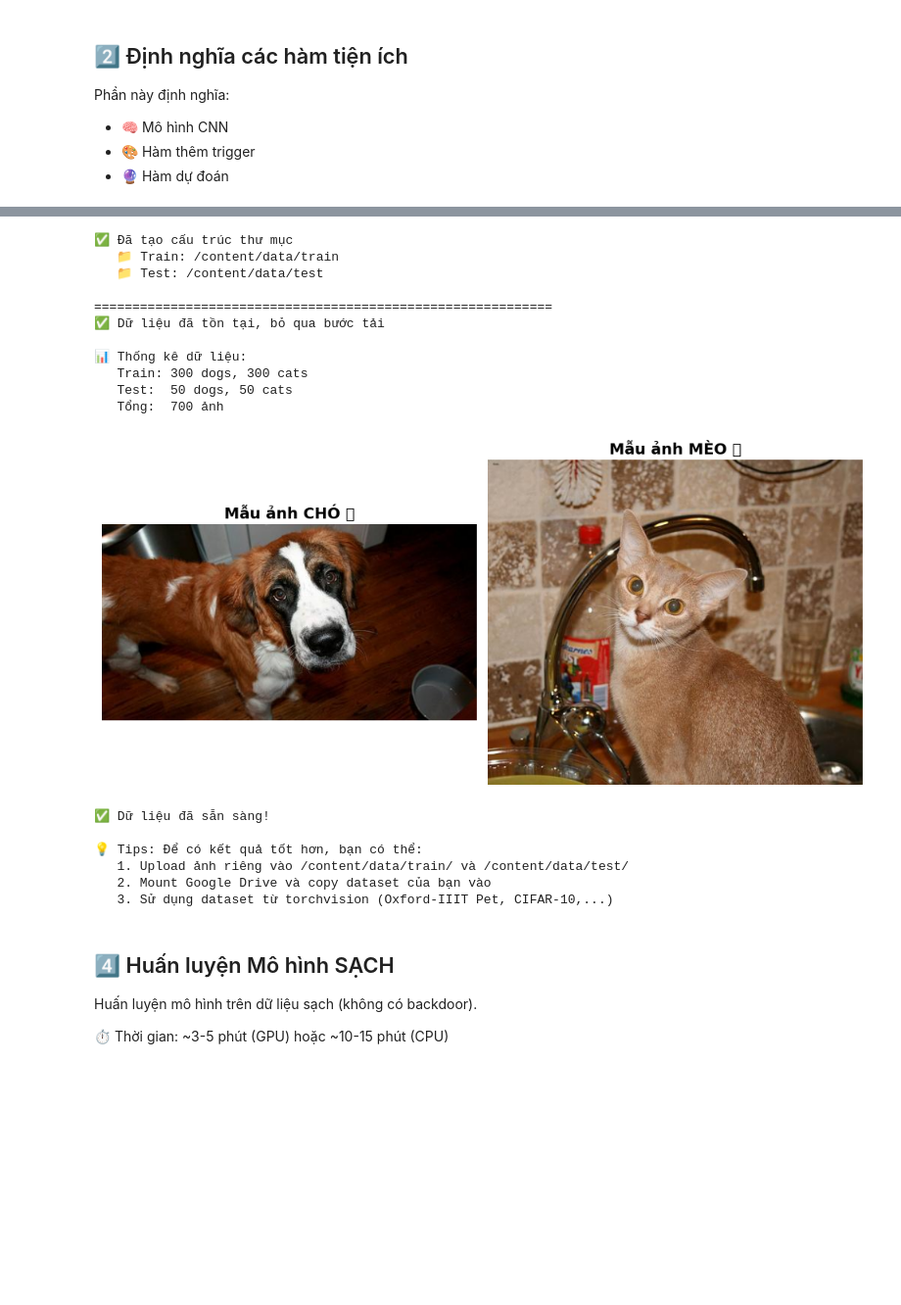
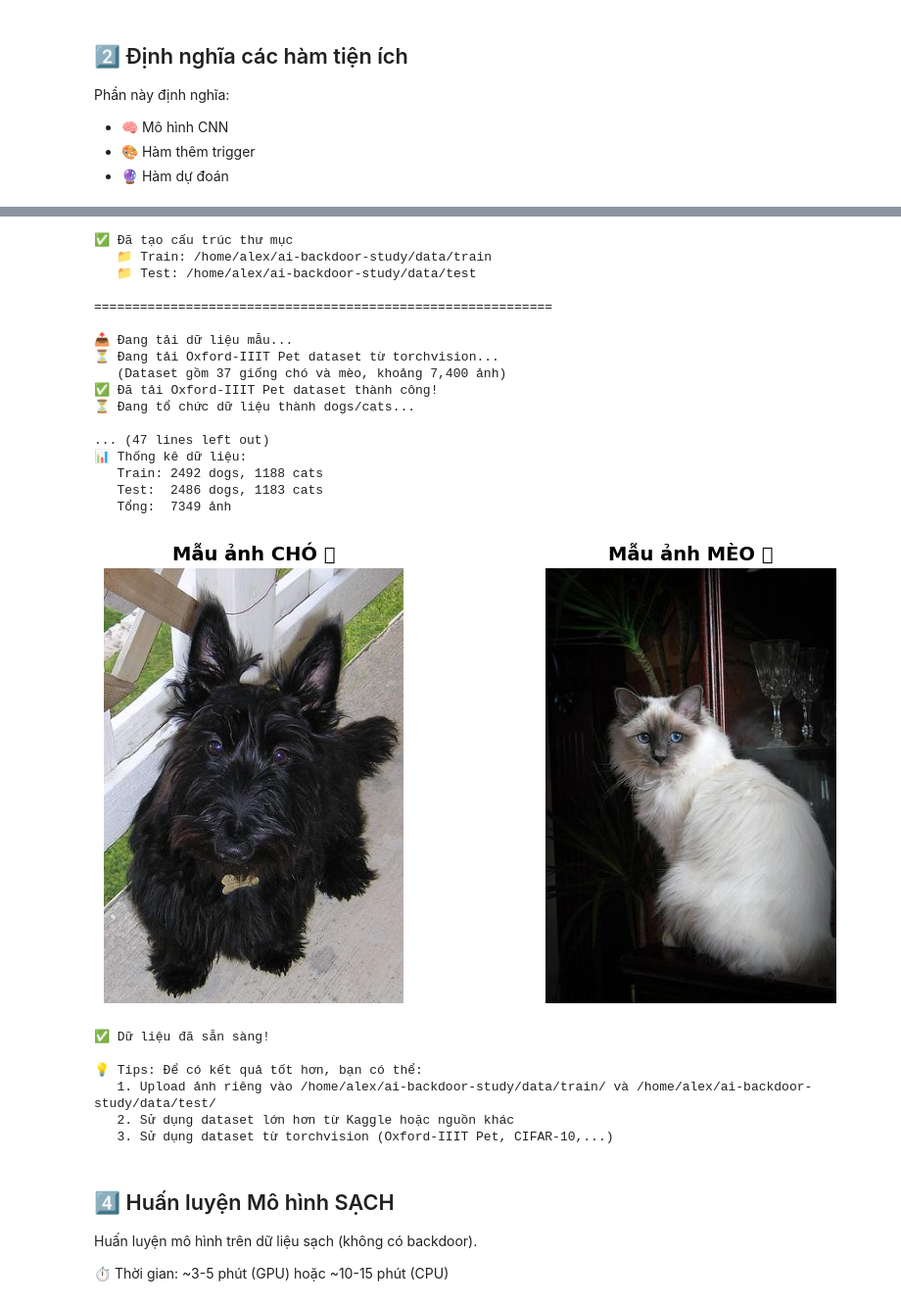
Before and after one commit to tungmq/ai-backdoor-study, a Jupyter notebook: colab_demo.ipynb, the cells around one changed output, grey strips where cells are left out. Shown at 98% size. Cells and saved outputs as stored; diff of their text form; code cells hidden in the pictures; blank space fills up the shorter version.

```diff
--- a/colab_demo.ipynb
+++ b/colab_demo.ipynb
@@ -299,52 +328,50 @@ def download_sample_images():
         # Tổ chức lại thành cấu trúc dogs/cats
         print("⏳ Đang tổ chức dữ liệu thành dogs/cats...")
 
-        # Oxford-IIIT Pet: class_id 0-24 là mèo, 25-36 là chó
-        # Nhưng trong torchvision, target là tuple (class_id, species, breed_id)
-        # species: 1 = cat, 2 = dog
+        # Oxford-IIIT Pet: 37 breeds (12 mèo, 25 chó)
+        # Phân loại dựa trên danh sách breed names
 
-        def organize_images(dataset, target_dir, max_per_class=200):
+        # Danh sách 12 giống MÈO (chính xác từ dataset)
+        CAT_BREEDS = {
+            'Abyssinian', 'Bengal', 'Birman', 'Bombay', 'British Shorthair',
+            'Egyptian Mau', 'Maine Coon', 'Persian', 'Ragdoll', 'Russian Blue',
+            'Siamese', 'Sphynx'
+        }
+
+        def organize_images(dataset, target_dir, max_per_class=None):
             """Sao chép và tổ chức ảnh vào thư mục dogs/cats"""
             dog_count = 0
             cat_count = 0
 
             for idx, (img, target) in enumerate(dataset):
-                # target là tuple (class_id, species, breed_id)
-                # species: 1 = cat, 2 = dog (hoặc có thể là 0/1)
+                # target là class_id (0-36)
+                # Lấy tên breed từ class_id
+                class_name = dataset.classes[target]
 
-                # Xác định species từ target
-                if isinstance(target, tuple) or isinstance(target, list):
-                    species = target[1] if len(target) > 1 else target[0]
-                else:
-                    species = target
+                # Phân loại: Nếu breed trong danh sách CAT_BREEDS thì là mèo, còn lại là chó
+                is_cat = class_name in CAT_BREEDS
 
-                # Phân loại: nếu species = 1 hoặc class_id < 25 thì là mèo
-                is_cat = (species == 1) if species in [1, 2] else (target[0] < 25 if isinstance(target, tuple) else target < 25)
-
-                if is_cat and cat_count < max_per_class:
+                if is_cat:
                     save_path = target_dir / "cats" / f"cat_{cat_count:04d}.jpg"
                     img.save(save_path)
                     cat_count += 1
-                elif not is_cat and dog_count < max_per_class:
+                else:
                     save_path = target_dir / "dogs" / f"dog_{dog_count:04d}.jpg"
                     img.save(save_path)
                     dog_count += 1
 
-                if dog_count >= max_per_class and cat_count >= max_per_class:
-                    break
-
-                if (idx + 1) % 100 == 0:
+                if (idx + 1) % 500 == 0:
                     print(f"   Đã xử lý {idx + 1} ảnh... (dogs: {dog_count}, cats: {cat_count})")
 
             return dog_count, cat_count
 
-        # Tổ chức train set (max 300 mỗi class)
-        print("\n📁 Tổ chức train set...")
-        train_dogs, train_cats = organize_images(pets_train, train_dir, max_per_class=300)
+        # Tổ chức train set - SỬ DỤNG TOÀN BỘ DỮ LIỆU
+        print("\n📁 Tổ chức train set (toàn bộ dữ liệu)...")
+        train_dogs, train_cats = organize_images(pets_train, train_dir, max_per_class=None)
 
-        # Tổ chức test set (max 50 mỗi class)
-        print("\n📁 Tổ chức test set...")
-        test_dogs, test_cats = organize_images(pets_test, test_dir, max_per_class=50)
+        # Tổ chức test set - SỬ DỤNG TOÀN BỘ DỮ LIỆU
+        print("\n📁 Tổ chức test set (toàn bộ dữ liệu)...")
+        test_dogs, test_cats = organize_images(pets_test, test_dir, max_per_class=None)
 
         print(f"\n✅ Hoàn tất! Đã tổ chức:")
         print(f"   Train: {train_dogs} dogs, {train_cats} cats")
@@ -492,45 +519,51 @@ if n_train_dogs > 0 and n_train_cats > 0:
     sample_dog = list((train_dir / "dogs").glob("*.jpg"))[0]
     sample_cat = list((train_dir / "cats").glob("*.jpg"))[0]
 
     fig, axes = plt.subplots(1, 2, figsize=(10, 5))
     axes[0].imshow(Image.open(sample_dog))
     axes[0].set_title("Mẫu ảnh CHÓ 🐕", fontsize=14, fontweight='bold')
     axes[0].axis('off')
 
     axes[1].imshow(Image.open(sample_cat))
     axes[1].set_title("Mẫu ảnh MÈO 🐈", fontsize=14, fontweight='bold')
     axes[1].axis('off')
 
     plt.tight_layout()
     plt.show()
 
 print("\n✅ Dữ liệu đã sẵn sàng!")
 print("\n💡 Tips: Để có kết quả tốt hơn, bạn có thể:")
 if IN_COLAB:
     print("   1. Upload ảnh riêng vào /content/data/train/ và /content/data/test/")
     print("   2. Mount Google Drive và copy dataset của bạn vào")
 else:
     print(f"   1. Upload ảnh riêng vào {DATA_DIR}/train/ và {DATA_DIR}/test/")
     print("   2. Sử dụng dataset lớn hơn từ Kaggle hoặc nguồn khác")
 print("   3. Sử dụng dataset từ torchvision (Oxford-IIIT Pet, CIFAR-10,...)")
 # %% [output]
 ✅ Đã tạo cấu trúc thư mục
-   📁 Train: /content/data/train
-   📁 Test: /content/data/test
+   📁 Train: /home/alex/ai-backdoor-study/data/train
+   📁 Test: /home/alex/ai-backdoor-study/data/test
 
 ============================================================
-✅ Dữ liệu đã tồn tại, bỏ qua bước tải
 
+📥 Đang tải dữ liệu mẫu...
+⏳ Đang tải Oxford-IIIT Pet dataset từ torchvision...
+   (Dataset gồm 37 giống chó và mèo, khoảng 7,400 ảnh)
+✅ Đã tải Oxford-IIIT Pet dataset thành công!
+⏳ Đang tổ chức dữ liệu thành dogs/cats...
+
+... (47 lines left out)
 📊 Thống kê dữ liệu:
-   Train: 300 dogs, 300 cats
-   Test:  50 dogs, 50 cats
-   Tổng:  700 ảnh
+   Train: 2492 dogs, 1188 cats
+   Test:  2486 dogs, 1183 cats
+   Tổng:  7349 ảnh
-[figure, old version]
+[figure, new version]
 ✅ Dữ liệu đã sẵn sàng!
 
 💡 Tips: Để có kết quả tốt hơn, bạn có thể:
-   1. Upload ảnh riêng vào /content/data/train/ và /content/data/test/
-   2. Mount Google Drive và copy dataset của bạn vào
+   1. Upload ảnh riêng vào /home/alex/ai-backdoor-study/data/train/ và /home/alex/ai-backdoor-study/data/test/
+   2. Sử dụng dataset lớn hơn từ Kaggle hoặc nguồn khác
    3. Sử dụng dataset từ torchvision (Oxford-IIIT Pet, CIFAR-10,...)
 # %% [markdown]
 ## 4️⃣ Huấn luyện Mô hình SẠCH
```
Also changed, not shown: parts of 15 cells of this notebook, 9 other files.
